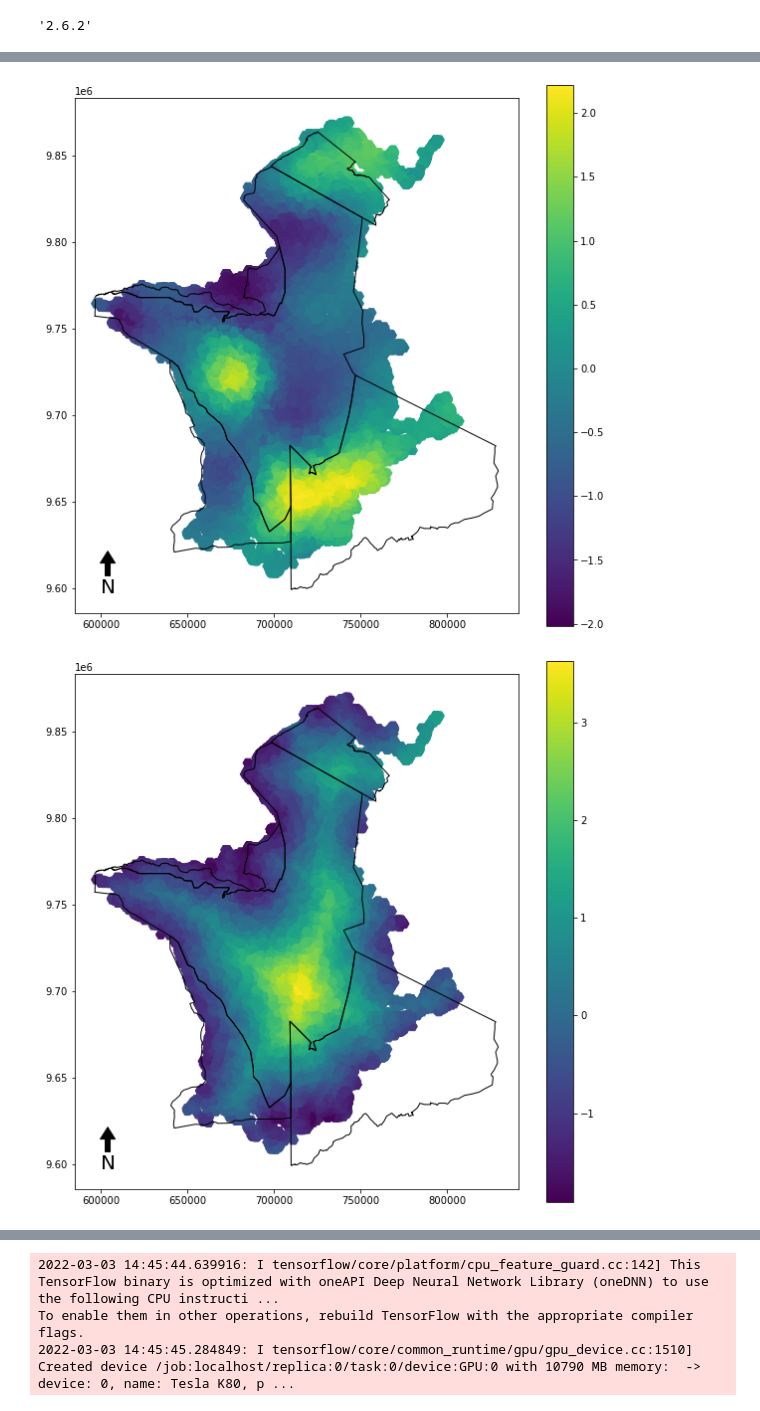
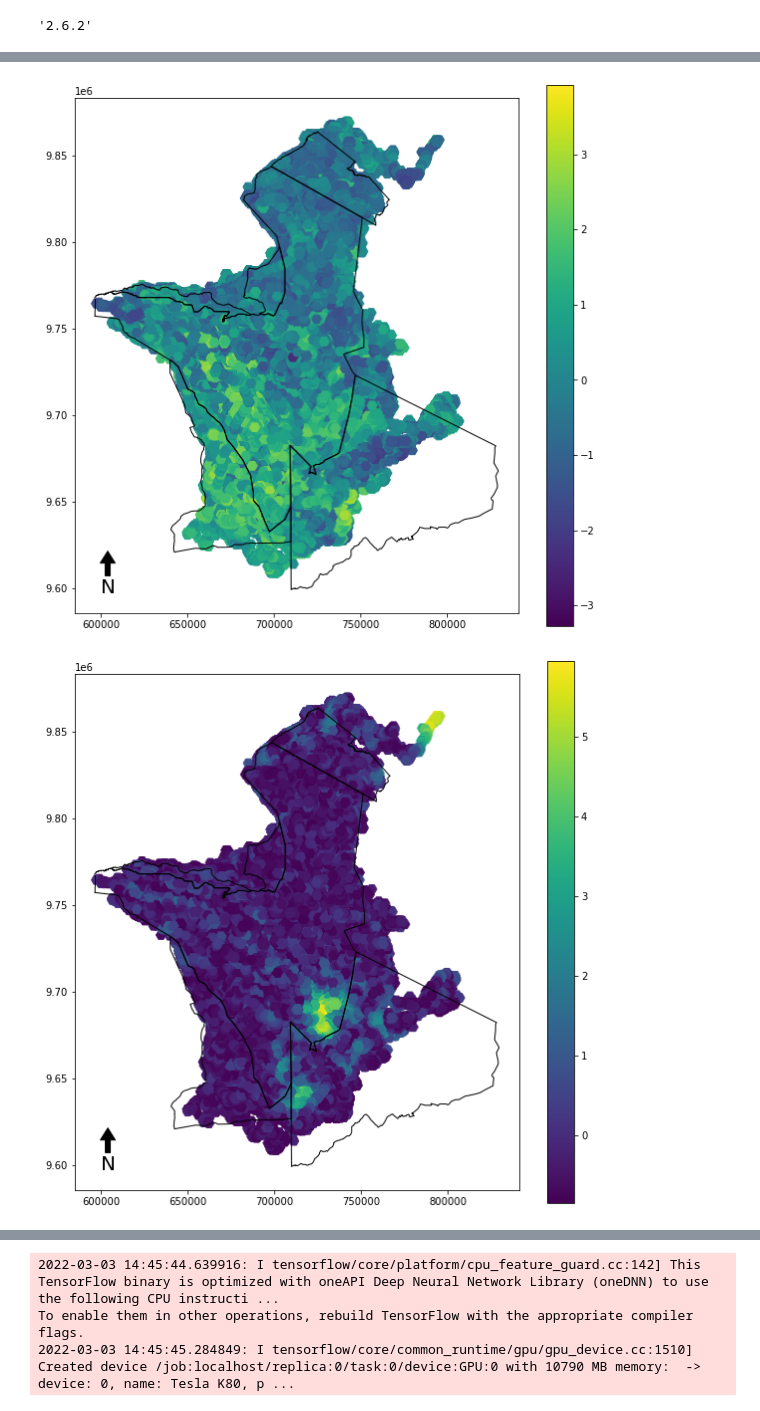
Before and after one commit to ctorney/gp-move-spatial-vi, a Jupyter notebook: serengeti_inference/inference-predictors.ipynb, the cells around one changed output, grey strips where cells are left out. Drawn from its saved outputs; the diff is of its cells as text; code cells hidden in the pictures.

```diff
--- a/serengeti_inference/inference-predictors.ipynb
+++ b/serengeti_inference/inference-predictors.ipynb
@@ -56,7 +58,7 @@ dfpark = gpd.read_file("../data/wildebeest_data/v4_serengeti_ecosystem.shp")
 
 #Load the data
 
-df = pd.read_csv('../data/wildebeest_data/wildebeest2019b.csv')
+df = pd.read_csv('../data/wildebeest_data/wildebeest2019e.csv')
 # Select all the rows where the OWNER is HOPCRAFT
 df = df[df['OWNER'] == 'HOPCRAFT']
 #Select all the rows where the species is WB
@@ -65,7 +67,7 @@ df = df[df['SPECIES'] == 'WB']
 df = df[df['migrant'] == 1]
 # only use values post 2013 (higher accuracy, more fixes, accurate resident indicator)
 df = df[pd.to_datetime(df['Date']).dt.year>=2013]
-df = df[df['Temp_8day'].notna()]
+df = df[df['NDVI'].notna()]
 #df = df[df.steptime<12]
 
 df['ID'] = df['AID'].astype('category').cat.rename_categories(range(0, df['AID'].nunique())).astype('int')
@@ -172,15 +174,15 @@ df
 # %%
 # add distance to seronera as excluded from village dist metric
-#df['Seronera'] = (((df['x'].values-702639.765)**2+(df['y'].values-9730629.191)**2)**0.5)/1000
+df['Seronera'] = (((df['x'].values-702639.765)**2+(df['y'].values-9730629.191)**2)**0.5)/1000
 #df['Naabi'] = (((df['x'].values-721909.102)**2+(df['y'].values-9686563.760)**2)**0.5)/1000
 # %%
 #predictor = np.min(df['Village_Dist'].values[...,None]/1000,df['Rangerpost_Dist'].values[...,None]/1000)
-df['Village_Dist2'] = df['Village_Dist']/1000
+#df['Village_Dist2'] = df['Village_Dist']/1000
 #min(df['Village_Dist'],df['Rangerpost_Dist'])
 
 #predictor = df[['Rangerpost_Dist','Rangerpost_Dist']].min(axis=1).values[...,None]
 #predictor = df[['Rangerpost_Dist','Village_Dist2','Seronera','Naabi']].min(axis=1).values[...,None]
-predictor = df[['Nitrogen','Village_Dist2']].values#[...,None]
+predictor = df[['Nitrogen','Village_Dist','NDVI','D_drainage']].values#[...,None]
 predictor = (predictor - predictor.mean(axis=0))
 
 num_covar = predictor.shape[-1]
@@ -221,37 +223,37 @@ xarrow, yarrow, arrow_length = 0.075, 0.12, 0.07
 ax.annotate('N', xy=(xarrow, yarrow), xytext=(xarrow, yarrow-arrow_length),
             arrowprops=dict(facecolor='black', width=5, headwidth=15),
             ha='center', va='center', fontsize=20,
             xycoords=ax.transAxes)
 
 
 #plt.plot((x+xmean)*1000,(y+ymean)*1000,'.',c='b',alpha=predictor[:,0])
 #plt.scatter((x_grid[:,0]+xmean)*1000,(x_grid[:,1]+ymean)*1000,s=1,c='r')
 
-plt.scatter((x+xmean)*1000,(y+ymean)*1000,c=predictor[:,0],cmap='viridis',marker='H',s=100)#vmin,vmax
+plt.scatter((x+xmean)*1000,(y+ymean)*1000,c=predictor[:,2],cmap='viridis',marker='H',s=100)#vmin,vmax
 plt.colorbar()
 plt.show()
 plt.figure(figsize=(10,10))
 ax = plt.subplot()
 dfpark[dfpark.NAME.isin(["Serengeti","Ngorongoro","Masaai Mara Nati","Grumeti","Ikorongo","Maswa"])].boundary.plot(ax=ax,color='black',linewidth=1)#, edgecolor='black')
 
 
 ax.set_aspect('equal')
 xarrow, yarrow, arrow_length = 0.075, 0.12, 0.07
 ax.annotate('N', xy=(xarrow, yarrow), xytext=(xarrow, yarrow-arrow_length),
             arrowprops=dict(facecolor='black', width=5, headwidth=15),
             ha='center', va='center', fontsize=20,
             xycoords=ax.transAxes)
 
 
 #plt.plot((x+xmean)*1000,(y+ymean)*1000,'.',c='b',alpha=predictor[:,0])
 #plt.scatter((x_grid[:,0]+xmean)*1000,(x_grid[:,1]+ymean)*1000,s=1,c='r')
 
-plt.scatter((x+xmean)*1000,(y+ymean)*1000,c=predictor[:,1],cmap='viridis',marker='H',s=100)#vmin,vmax
+plt.scatter((x+xmean)*1000,(y+ymean)*1000,c=predictor[:,3],cmap='viridis',marker='H',s=100)#vmin,vmax
 plt.colorbar()
 plt.show()
 # %% [output]
-[figure, old version]
+[figure, new version]
-[figure, old version]
+[figure, new version]
 # %%
 # create the dataset
 
```
Also changed, not shown: parts of 15 cells of this notebook.
